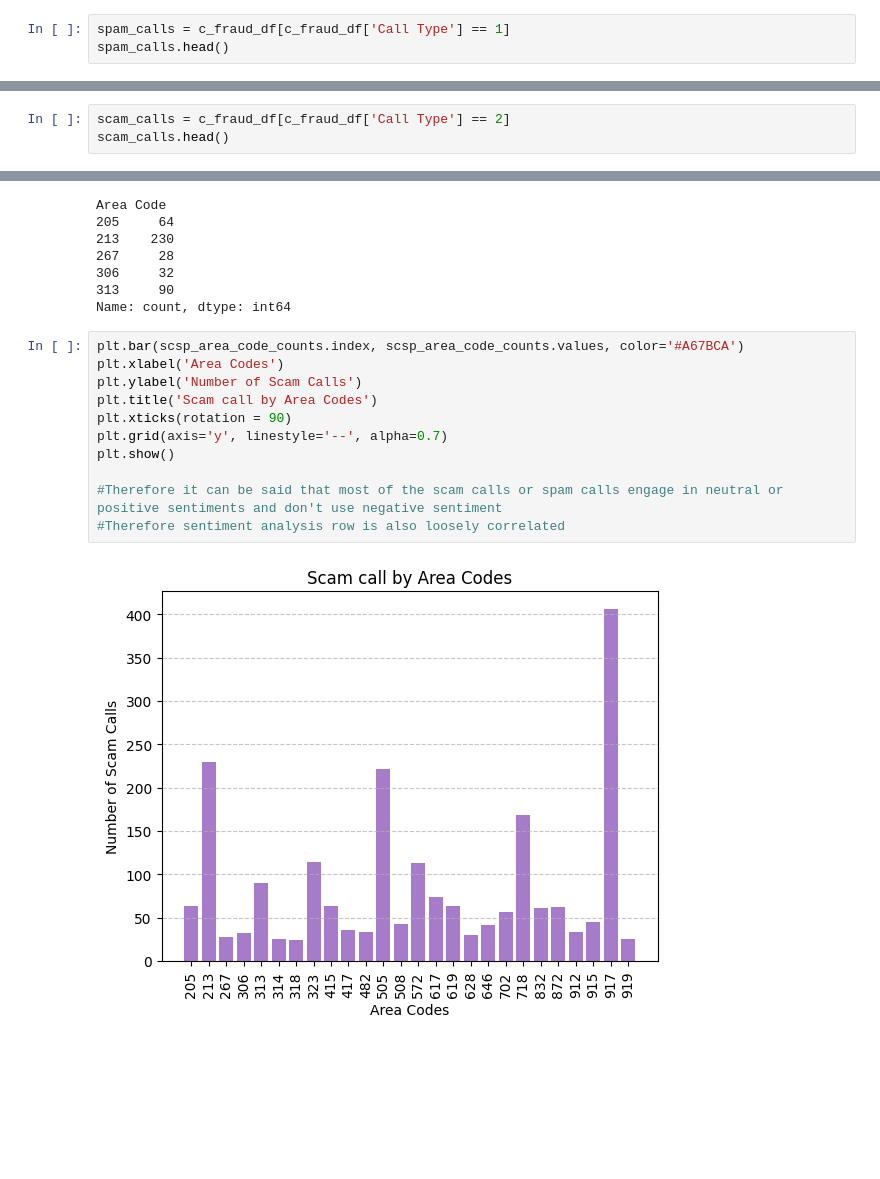
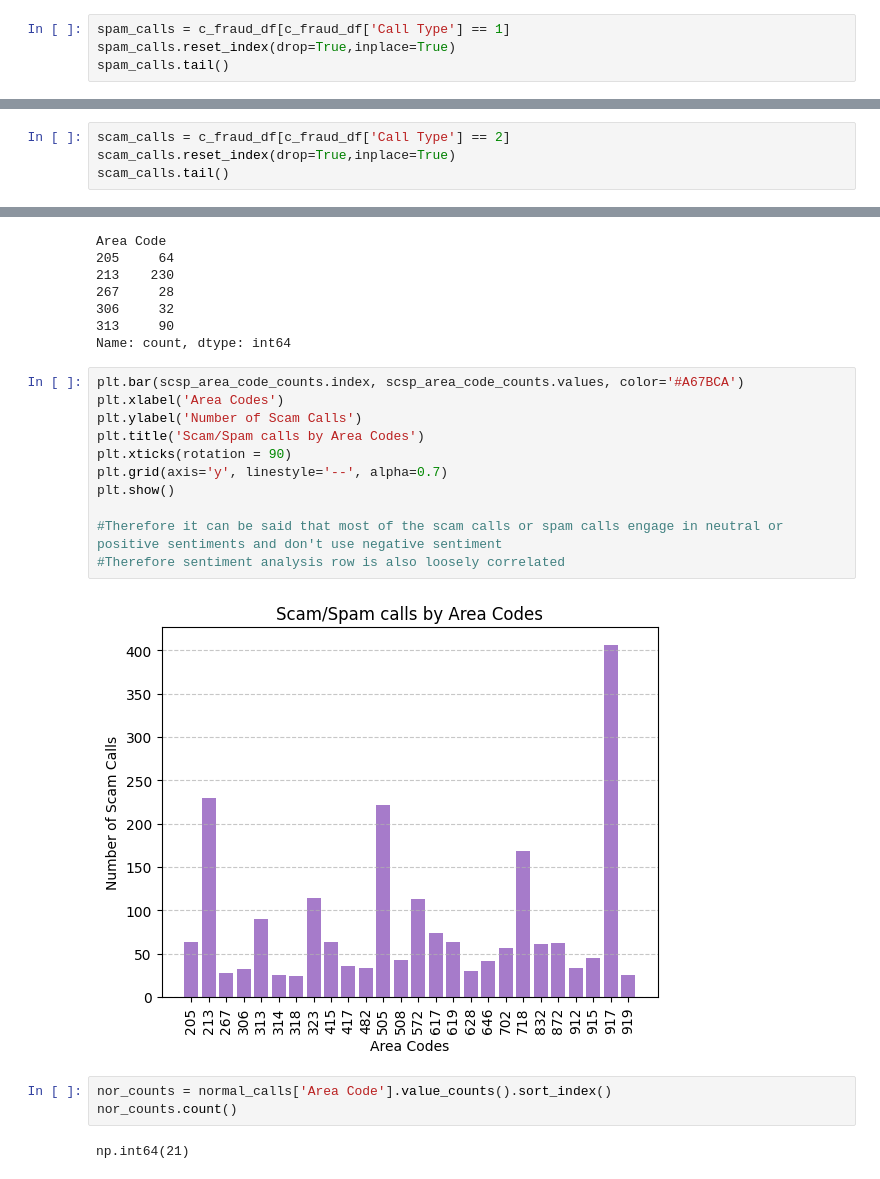
Before and after one commit to achal3014/Spam-Fraud-Call-Location-Detection, a Jupyter notebook: b_data_preprocess.ipynb, the cells around one changed output, grey strips where cells are left out. Saved outputs shown, nothing was run; the diff lists cells and outputs as text; blank space fills up the shorter version.

```diff
--- a/b_data_preprocess.ipynb
+++ b/b_data_preprocess.ipynb
@@ -282,5 +293,6 @@ Plotting Spam and Scam calls against hour and area code to check correlation
 # %%
 spam_calls = c_fraud_df[c_fraud_df['Call Type'] == 1]
-spam_calls.head()
+spam_calls.reset_index(drop=True,inplace=True)
+spam_calls.tail()
 # %% [output]
 |  | Call Type | Caller Number | Call Time | Call Duration(in s) | Call Frequency Per Day | Call Frequency Per Week | ... |
@@ -292,5 +304,6 @@ spam_calls.head()
 # %%
 scam_calls = c_fraud_df[c_fraud_df['Call Type'] == 2]
-scam_calls.head()
+scam_calls.reset_index(drop=True,inplace=True)
+scam_calls.tail()
 # %% [output]
 |  | Call Type | Caller Number | Call Time | Call Duration(in s) | Call Frequency Per Day | Call Frequency Per Week | ... |
@@ -348,13 +361,18 @@ Name: count, dtype: int64
 # %%
 plt.bar(scsp_area_code_counts.index, scsp_area_code_counts.values, color='#A67BCA')
 plt.xlabel('Area Codes')
 plt.ylabel('Number of Scam Calls')
-plt.title('Scam call by Area Codes')
+plt.title('Scam/Spam calls by Area Codes')
 plt.xticks(rotation = 90)
 plt.grid(axis='y', linestyle='--', alpha=0.7)
 plt.show()
 
 #Therefore it can be said that most of the scam calls or spam calls engage in neutral or positive sentiments and don't use negative sentiment
 #Therefore sentiment analysis row is also loosely correlated
 # %% [output]
-[figure, old version]
+[figure, new version]
+# %%
+nor_counts = normal_calls['Area Code'].value_counts().sort_index()
+nor_counts.count()
+# %% [output]
+np.int64(21)
```
Also changed, not shown: parts of 6 cells of this notebook, 3 other files.
